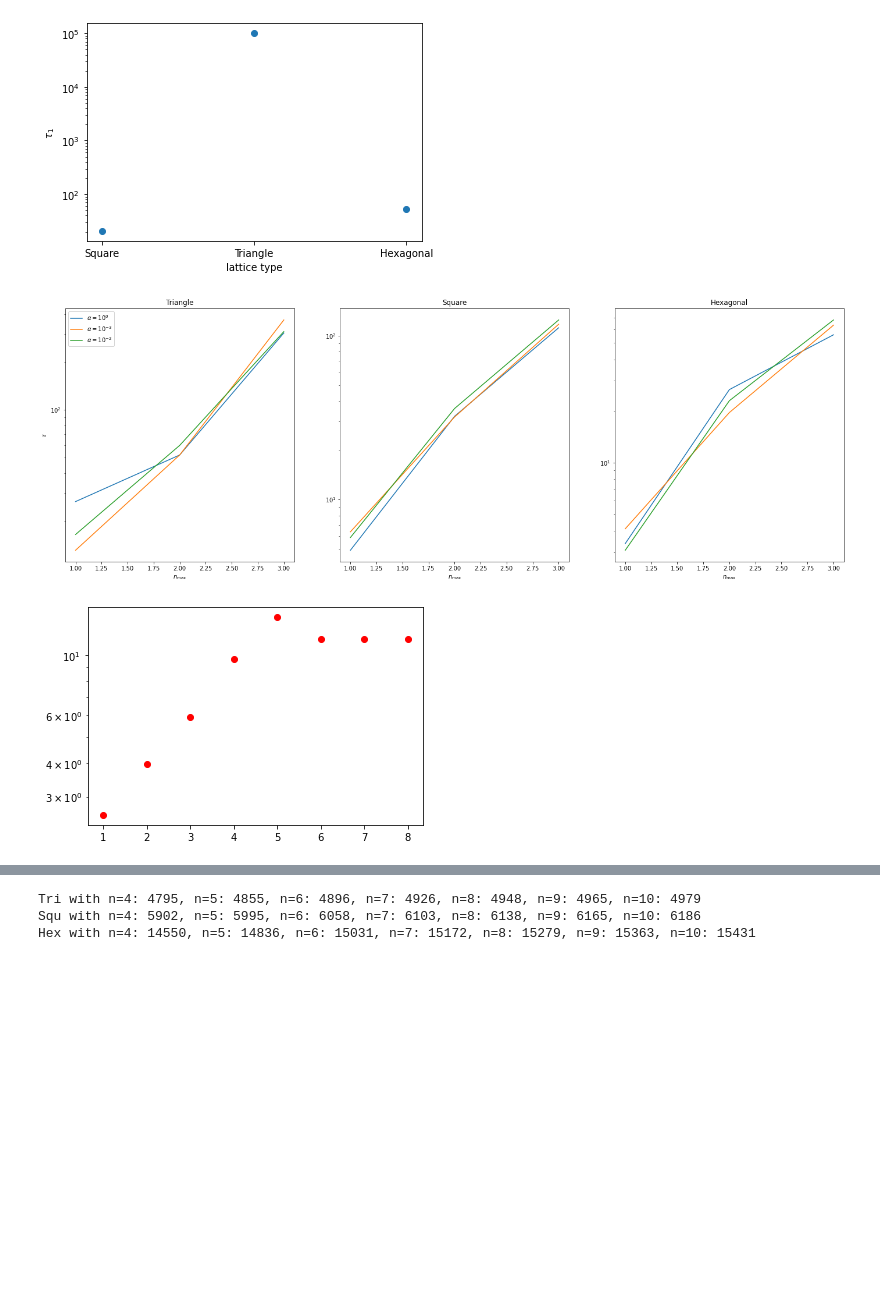
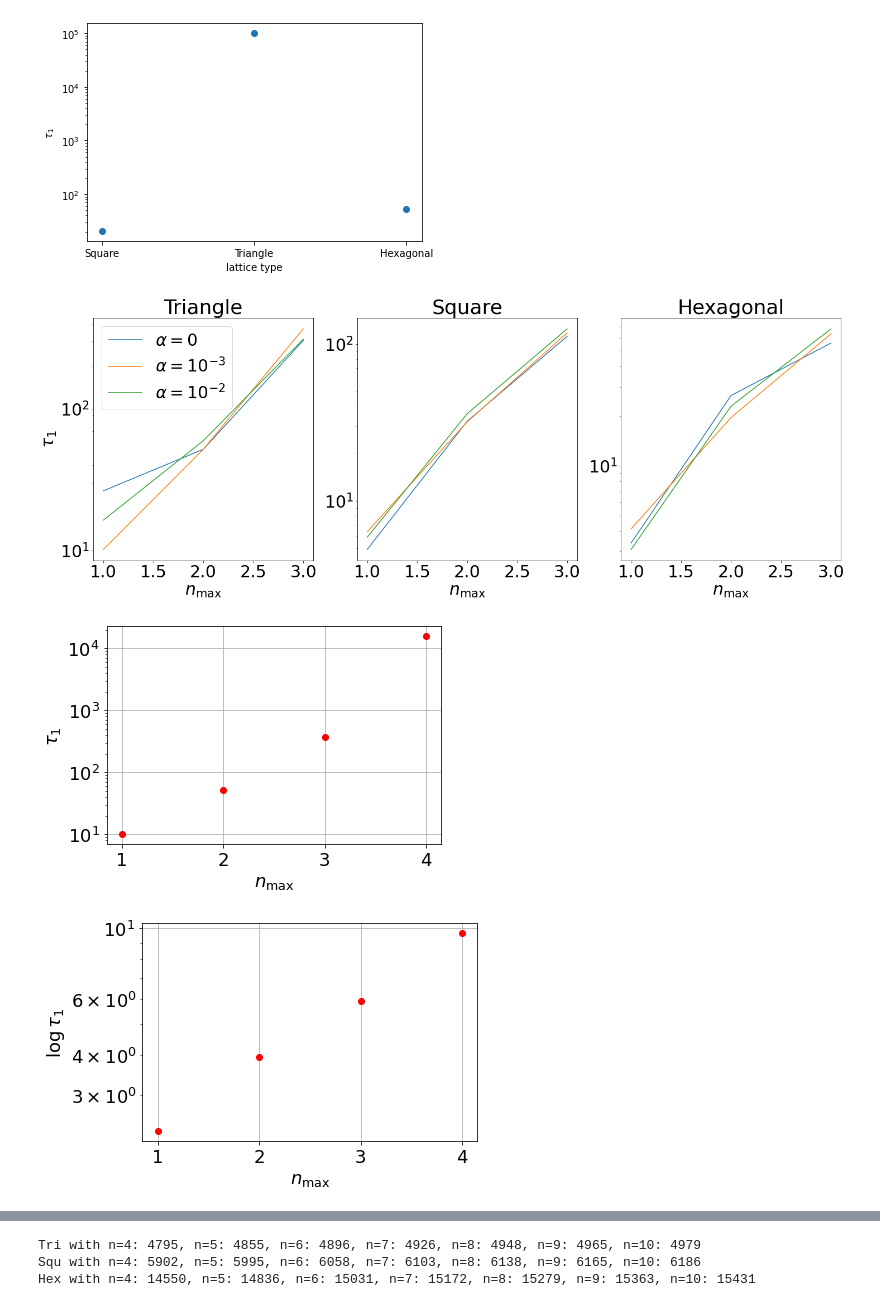
Before and after one commit to larstors/BA, a Jupyter notebook: code_from_richard/lars_sim/Data/testing/timeevoplot.ipynb, the cells around one changed output, grey strips where cells are left out. Saved outputs shown, nothing was run; the diff lists cells and outputs as text; code cells hidden in the pictures; blank space fills up the shorter version.

Commit message:
more plots

```diff
--- a/code_from_richard/lars_sim/Data/testing/timeevoplot.ipynb
+++ b/code_from_richard/lars_sim/Data/testing/timeevoplot.ipynb
@@ -1108,38 +1070,57 @@ hex_dat[2, 1] = np.power(1.01, cross(np.log10(data_9_hex[1:-2, 1]), tr))
 hex_dat[2, 2] = np.power(1.01, cross(np.log10(data_6_hex[1:-2, 1]), tr))
 hex_dat[2, 3] = np.power(1.01, cross(np.log10(data_5_hex[1:-2, 1]), tr))
 # %%
+plt.rcParams.update({'font.size': 30})
+
+
 fig, ax = plt.subplots(nrows=1, ncols=3, figsize=(24, 8))
 
-labl=[r"$\alpha=10^{0}$", r"$\alpha=10^{-3}$", r"$\alpha=10^{-2}$", r"$\alpha=10^{-1}$"]
+labl=[r"$\alpha={0}$", r"$\alpha=10^{-3}$", r"$\alpha=10^{-2}$", r"$\alpha=10^{-1}$"]
 nmax = [1, 2, 3]
 nmax_ext = [4, 5, 6, 7, 8]
 for i in range(3):
     ax[0].plot(nmax, tri_dat[:, i], label=labl[i])
     ax[1].plot(nmax, squ_dat[:, i], label=labl[i])
     ax[2].plot(nmax, hex_dat[:, i], label=labl[i])
 
 ax[0].set_title("Triangle")
 ax[1].set_title("Square")
 ax[2].set_title("Hexagonal")
 
 ax[0].legend()
 
-ax[0].set_ylabel(r"$\tau$")
+ax[0].set_ylabel(r"$\tau_1$")
 ax[0].set_xlabel(r"$n_\mathrm{max}$")
 ax[1].set_xlabel(r"$n_\mathrm{max}$")
 ax[2].set_xlabel(r"$n_\mathrm{max}$")
 
 ax[0].set_yscale("log")
 ax[1].set_yscale("log")
 ax[2].set_yscale("log")
-plt.plot()
+plt.savefig("tau_1_alpha_scaling.pdf", dpi=200, bbox_inches="tight")
+
+plt.rcParams.update({'font.size': 18})
 
 fig2 = plt.figure()
-plt.plot(nmax_ext, np.log(t_ext), "ro")
-plt.plot(nmax, np.log(tri_dat[:, 1]), "ro")
+plt.plot(nmax_ext[:1], t_ext[:1], "ro")
+plt.plot(nmax,tri_dat[:, 1], "ro")
+plt.xlabel(r"$n_\mathrm{max}$")
+plt.ylabel(r"$\tau_1$")
 plt.yscale("log")
+plt.grid()
+plt.savefig("nmax_timescale.pdf", dpi=200, bbox_inches="tight")
+
+fig3 = plt.figure()
+plt.plot(nmax_ext[:1], np.log(t_ext[:1]), "ro")
+plt.plot(nmax,np.log(tri_dat[:, 1]), "ro")
+plt.xlabel(r"$n_\mathrm{max}$")
+plt.ylabel(r"$\log{\tau_1}$")
+plt.yscale("log")
+plt.grid()
+plt.savefig("nmax_timescale_log.pdf", dpi=200, bbox_inches="tight")
 # %% [output]
-[figure, old version]
+[figure, new version]
-[figure, old version]
+[figure, new version]
+[figure, added]
 # %%
 nrneighbours = [3, 4, 6]
```
Also changed, not shown: parts of 11 cells of this notebook, 1 other file.
